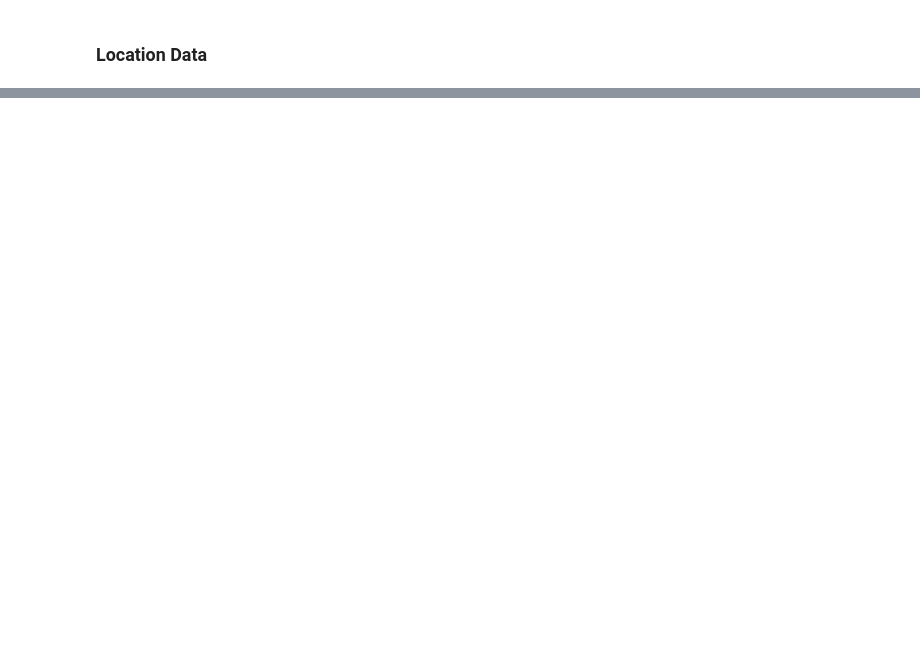
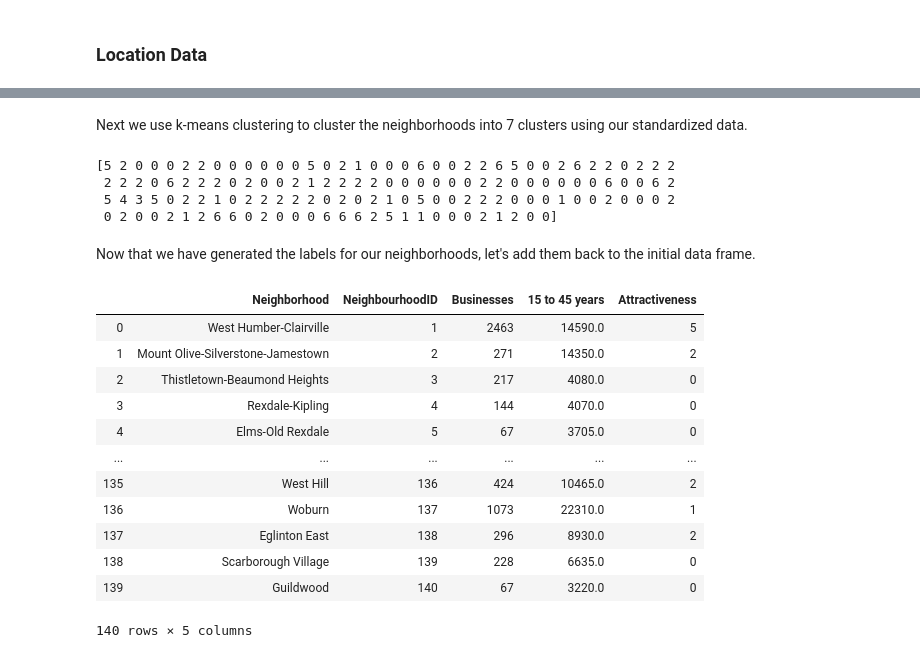
Before and after one commit to RaminHz/Coursera_Capstone, a Jupyter notebook: Veggie_Grill_Location_Analysis.ipynb, the cells around one changed output, grey strips where cells are left out. Cells and saved outputs as stored; diff of their text form; code cells hidden in the pictures; blank space fills up the shorter version.

```diff
--- a/Veggie_Grill_Location_Analysis.ipynb
+++ b/Veggie_Grill_Location_Analysis.ipynb
@@ -105,0 +225,32 @@ df_loc.head()
+# %% [markdown]
+Next we use k-means clustering to cluster the neighborhoods into 7 clusters using our standardized data.
+# %%
+clusterNum = 7
+k_means = KMeans(init = "k-means++", n_clusters = clusterNum, n_init = 12)
+k_means.fit(scaled_data)
+labels = k_means.labels_
+print(labels)
+# %% [output]
+[5 2 0 0 0 2 2 0 0 0 0 0 0 5 0 2 1 0 0 0 6 0 0 2 2 6 5 0 0 2 6 2 2 0 2 2 2
+ 2 2 2 0 6 2 2 2 0 2 0 0 2 1 2 2 2 2 0 0 0 0 0 0 2 2 0 0 0 0 0 0 6 0 0 6 2
+ 5 4 3 5 0 2 2 1 0 2 2 2 2 2 0 2 0 2 1 0 5 0 0 2 2 2 0 0 0 1 0 0 2 0 0 0 2
+ 0 2 0 0 2 1 2 6 6 0 2 0 0 0 6 6 6 2 5 1 1 0 0 0 2 1 2 0 0]
+# %% [markdown]
+Now that we have generated the labels for our neighborhoods, let's add them back to the initial data frame.
+# %%
+df_attr["Attractiveness"] = labels
+df_attr
+# %% [output]
+|  | Neighborhood | NeighbourhoodID | Businesses | 15 to 45 years | Attractiveness |
+| 0 | West Humber-Clairville | 1 | 2463 | 14590.0 | 5 |
+| 1 | Mount Olive-Silverstone-Jamestown | 2 | 271 | 14350.0 | 2 |
+| 2 | Thistletown-Beaumond Heights | 3 | 217 | 4080.0 | 0 |
+| 3 | Rexdale-Kipling | 4 | 144 | 4070.0 | 0 |
+| 4 | Elms-Old Rexdale | 5 | 67 | 3705.0 | 0 |
+| ... | ... | ... | ... | ... | ... |
+| 135 | West Hill | 136 | 424 | 10465.0 | 2 |
+| 136 | Woburn | 137 | 1073 | 22310.0 | 1 |
+| 137 | Eglinton East | 138 | 296 | 8930.0 | 2 |
+| 138 | Scarborough Village | 139 | 228 | 6635.0 | 0 |
+| 139 | Guildwood | 140 | 67 | 3220.0 | 0 |
+140 rows × 5 columns
```
Also changed, not shown: parts of 74 cells of this notebook.
